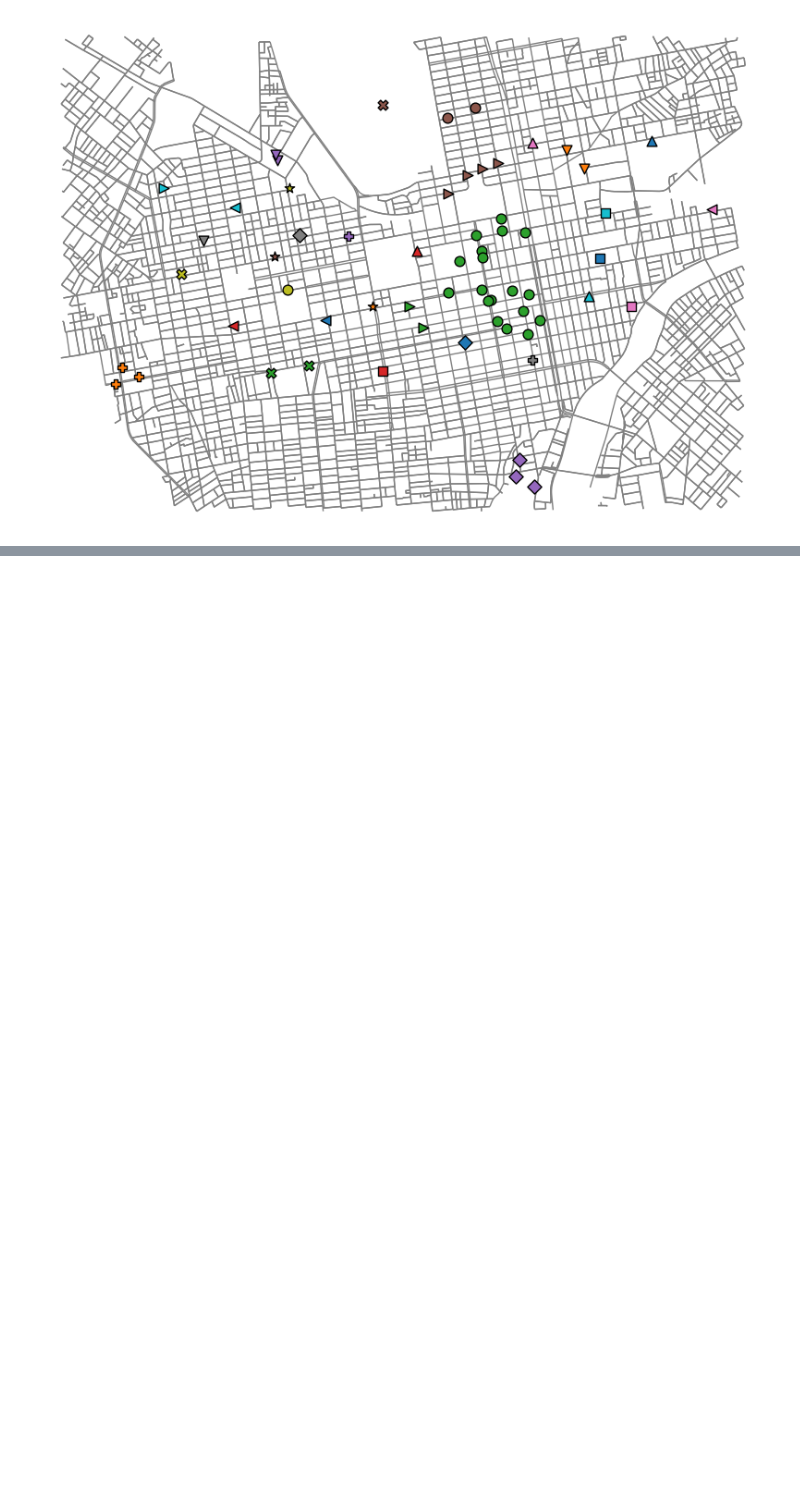
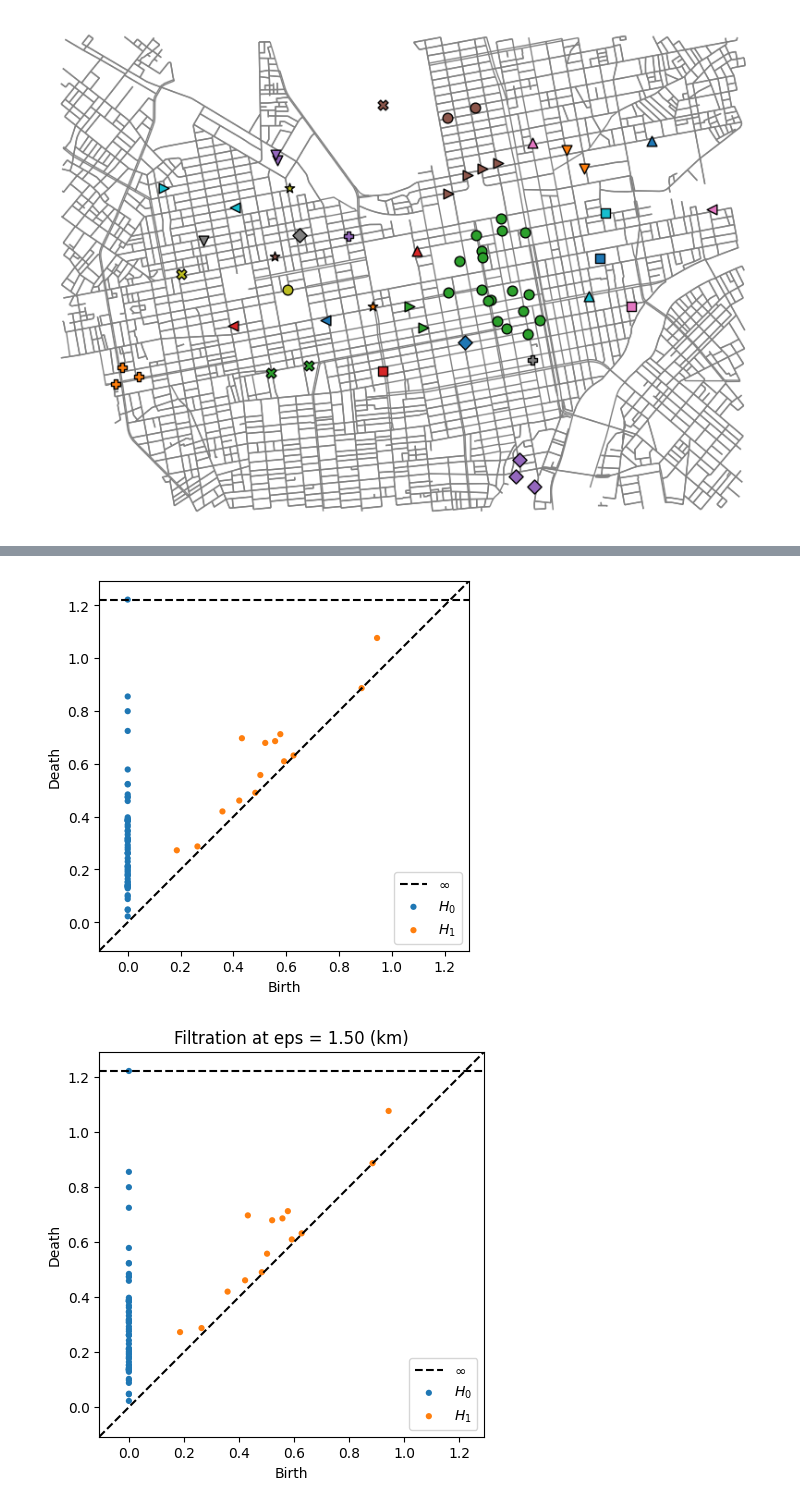
Before and after one commit to masa-moto/street_net, a Jupyter notebook: procle.ipynb, the cells around one changed output, grey strips where cells are left out. Drawn from its saved outputs; the diff is of its cells as text; code cells hidden in the pictures; blank space fills up the shorter version.

```diff
--- a/procle.ipynb
+++ b/procle.ipynb
@@ -299,0 +353,14 @@ fig.tight_layout()
+# %%
+
+with open('porocle_port.json', encoding='utf-8') as f:
+    data = json.load(f)
+
+fields = [f['id'] for f in data['fields']]
+records = data['records']
+
+# 1レコード＝1辞書のリストに変換
+ports = [dict(zip(fields, rec)) for rec in records]
+lat = np.array([p["緯度経度 (緯度)"] for p in ports])
+lon = np.array([p["緯度経度 (経度)"] for p in ports])
+
+lat[:3],lon[:3]
@@ -299,0 +414,37 @@ fig.tight_layout()
+# %%
+result = ripser(X)          # Ripser実行
+diagrams = result["dgms"]   # H0, H1, H2... が入る
+plot_diagrams(diagrams, show=True)
+frames = 200
+eps_min = 0.01
+eps_max = 1.5
+eps_val = np.linspace(eps_min, eps_max, frames)
+
+fig, ax = plt.subplots(figsize=(7,5))
+
+def update(frame):
+    ax.clear()
+    eps = eps_val[frame]
+    ax.scatter(X[:,0], X[:,1], c="blue", zorder=2)
+
+    for i in range(len(X)):
+        for j in range(i+1, len(X)):
+            dist = np.linalg.norm(X[i] - X[j])
+            if dist <= eps:
+                ax.plot([X[i,0], X[j,0]], [X[i,1], X[j,1]], c="gray", alpha=0.6, zorder=1)
+
+    for x, y in X:
+        circle = plt.Circle((x,y), eps/2, color="blue", alpha=0.1)
+        ax.add_patch(circle)
+    ax.set_xbound(0, 5.25)
+    ax.set_ybound(6.5, 10.1)
+    # ax.set_aspect("equal", "box")
+    ax.set_title(f"Filtration at eps = {eps:.2f} (km)")
+
+ani = animation.FuncAnimation(fig, update, frames=frames, interval=500)
+
+# 保存（必要なら）
+ani.save("filtration.gif", writer="pillow")
+# %% [output]
+[figure, added]
+[figure, added]
```
Also changed, not shown: parts of 5 cells of this notebook, 1 other file.
